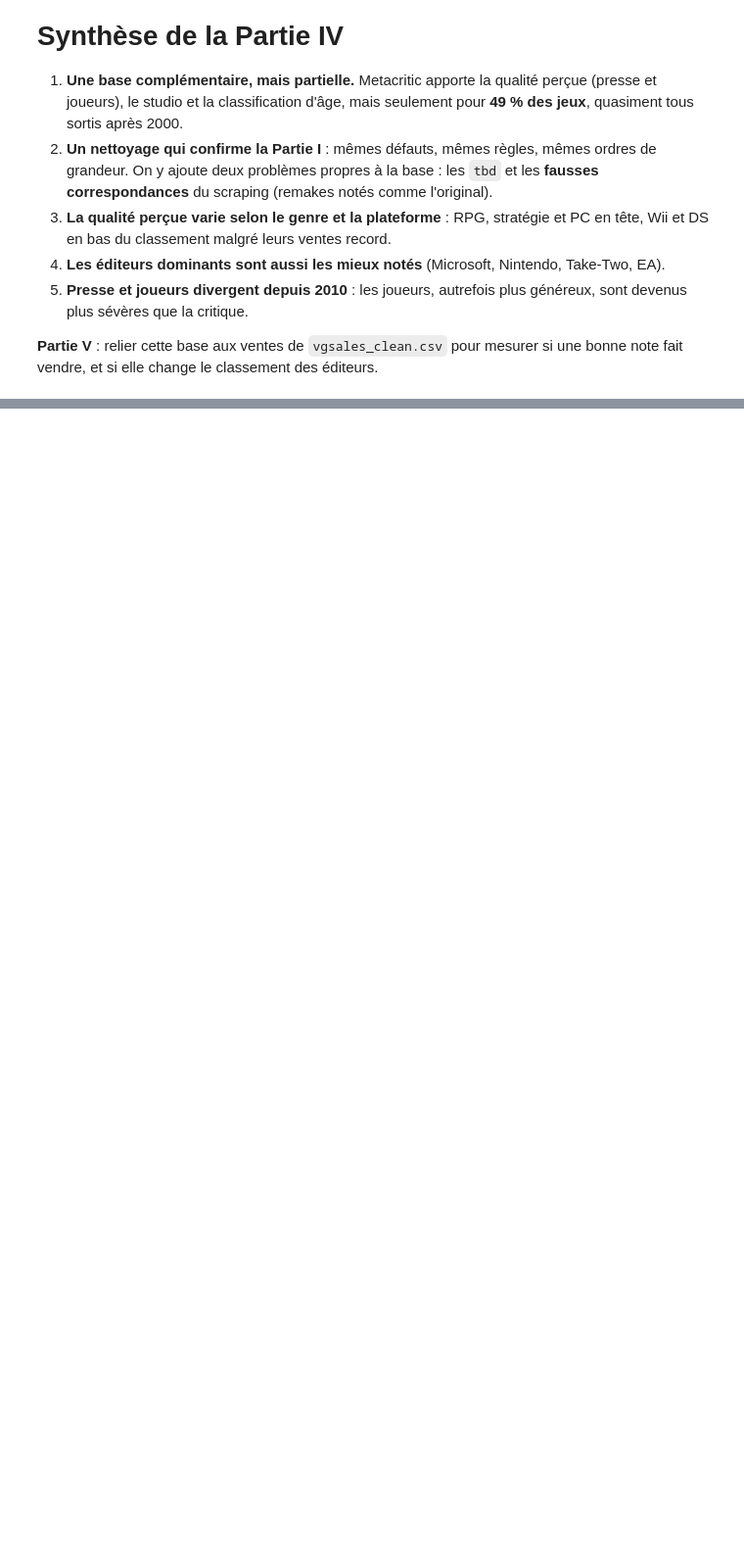
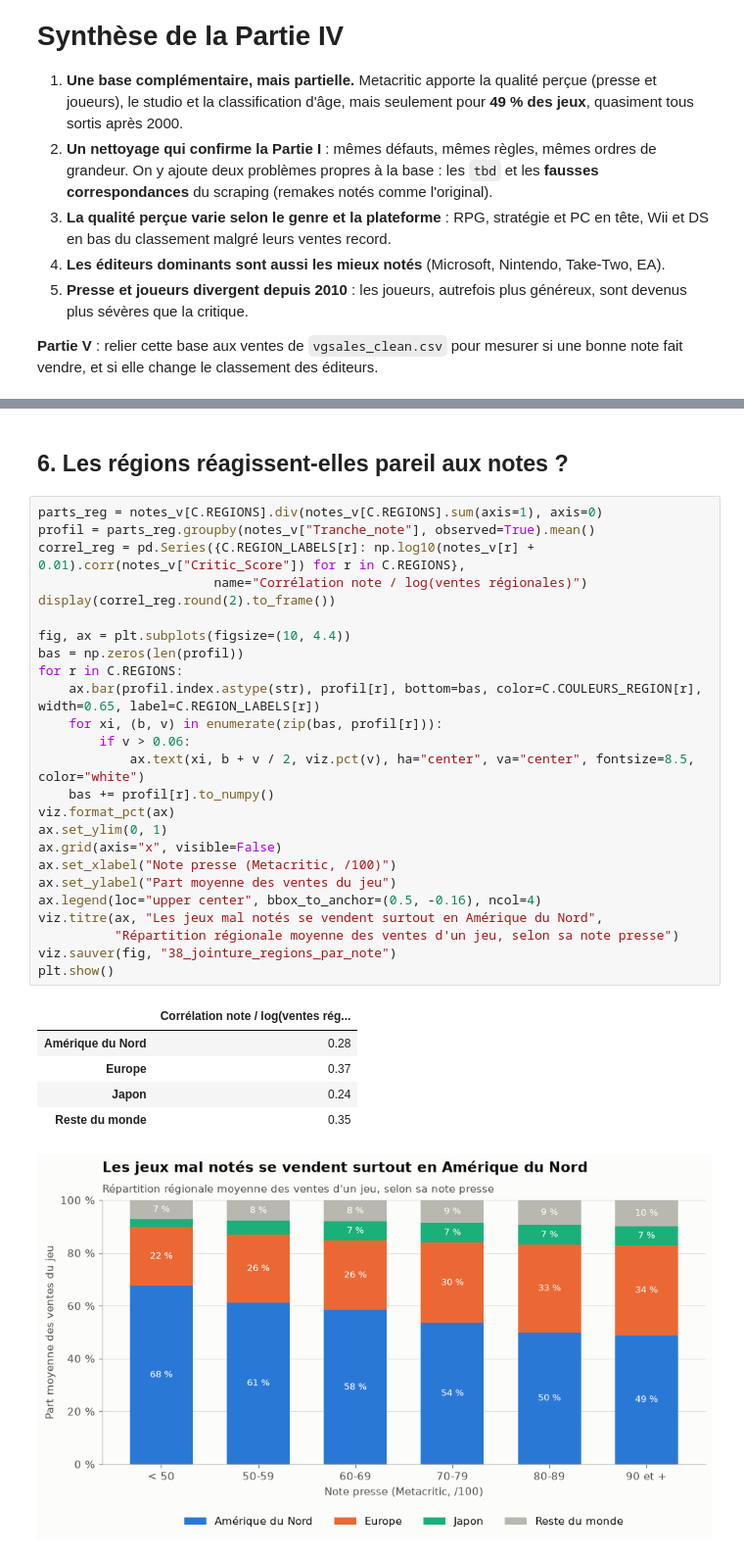
Before and after one commit to BOUADEIKHEIREDDINE/vgsales-data-wrangling, a Jupyter notebook: bdd2.ipynb, the cells around one changed output, grey strips where cells are left out. Shown at 98% size. Saved outputs shown, nothing was run; the diff lists cells and outputs as text; blank space fills up the shorter version.

```diff
--- a/bdd2.ipynb
+++ b/bdd2.ipynb
@@ -527,0 +822,34 @@ Les écarts les plus forts racontent deux histoires différentes :
+# %% [markdown]
+## 6. Les régions réagissent-elles pareil aux notes ?
+# %%
+parts_reg = notes_v[C.REGIONS].div(notes_v[C.REGIONS].sum(axis=1), axis=0)
+profil = parts_reg.groupby(notes_v["Tranche_note"], observed=True).mean()
+correl_reg = pd.Series({C.REGION_LABELS[r]: np.log10(notes_v[r] + 0.01).corr(notes_v["Critic_Score"]) for r in C.REGIONS},
+                       name="Corrélation note / log(ventes régionales)")
+display(correl_reg.round(2).to_frame())
+
+fig, ax = plt.subplots(figsize=(10, 4.4))
+bas = np.zeros(len(profil))
+for r in C.REGIONS:
+    ax.bar(profil.index.astype(str), profil[r], bottom=bas, color=C.COULEURS_REGION[r], width=0.65, label=C.REGION_LABELS[r])
+    for xi, (b, v) in enumerate(zip(bas, profil[r])):
+        if v > 0.06:
+            ax.text(xi, b + v / 2, viz.pct(v), ha="center", va="center", fontsize=8.5, color="white")
+    bas += profil[r].to_numpy()
+viz.format_pct(ax)
+ax.set_ylim(0, 1)
+ax.grid(axis="x", visible=False)
+ax.set_xlabel("Note presse (Metacritic, /100)")
+ax.set_ylabel("Part moyenne des ventes du jeu")
+ax.legend(loc="upper center", bbox_to_anchor=(0.5, -0.16), ncol=4)
+viz.titre(ax, "Les jeux mal notés se vendent surtout en Amérique du Nord",
+          "Répartition régionale moyenne des ventes d'un jeu, selon sa note presse")
+viz.sauver(fig, "38_jointure_regions_par_note")
+plt.show()
+# %% [output]
+|  | Corrélation note / log(ventes rég... |
+| Amérique du Nord | 0.28 |
+| Europe | 0.37 |
+| Japon | 0.24 |
+| Reste du monde | 0.35 |
+[figure, added]
```
Also changed, not shown: parts of 26 cells of this notebook, 6 other files.
